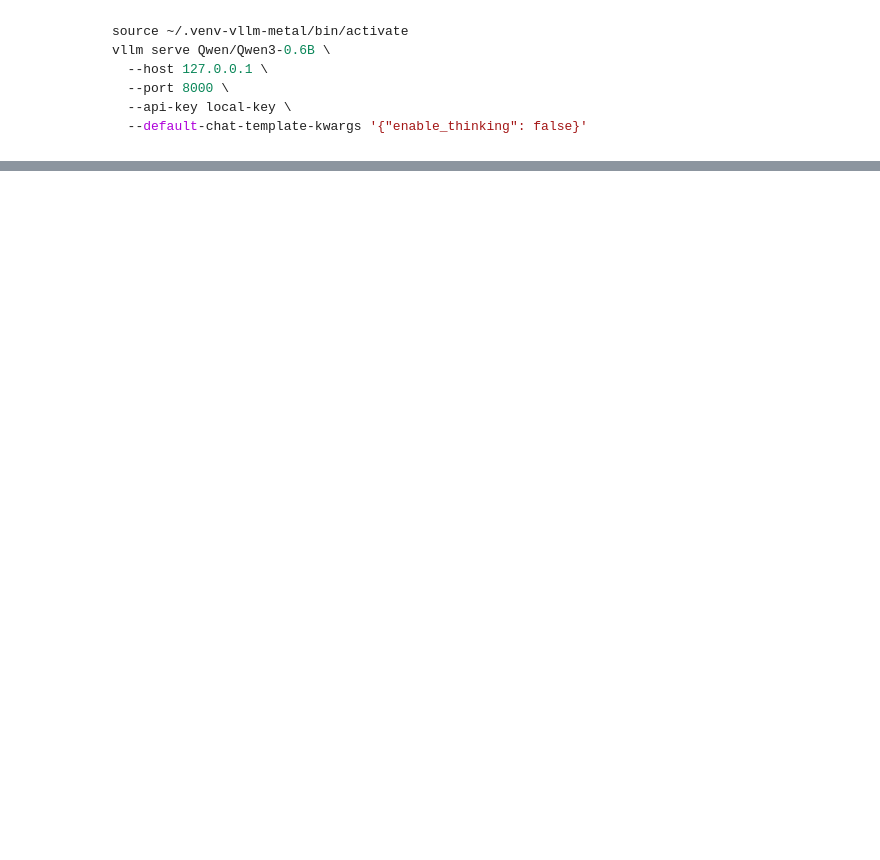
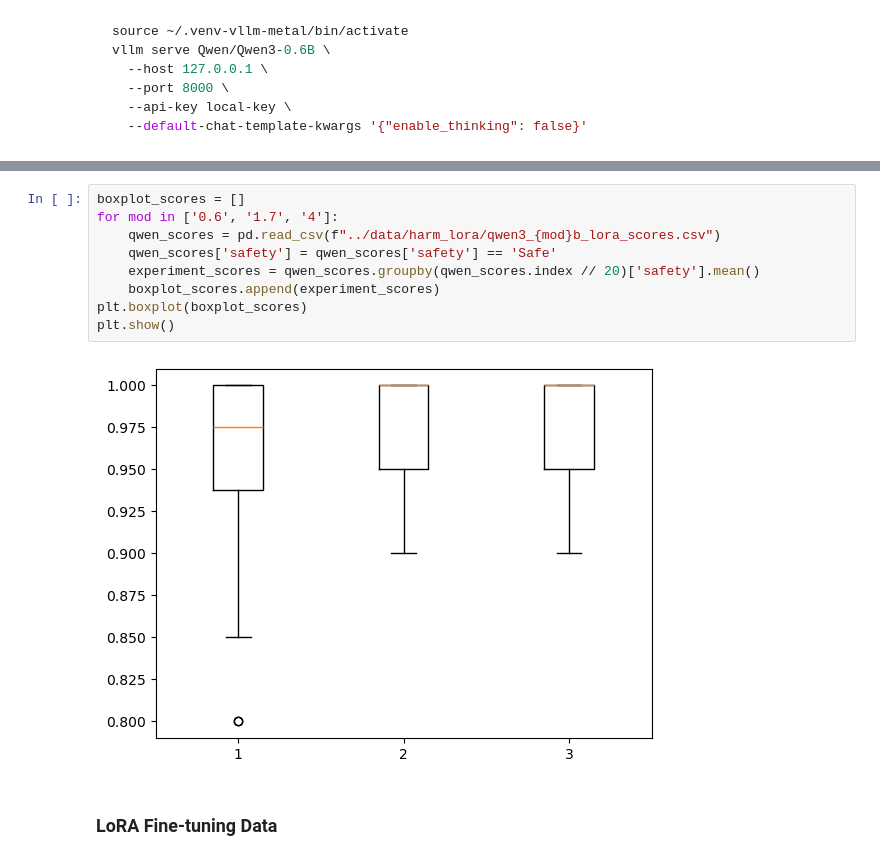
Before and after one commit to pgundral/pvz, a Jupyter notebook: src/pipeline.ipynb, the cells around one changed output, grey strips where cells are left out. Saved outputs shown, nothing was run; the diff lists cells and outputs as text; blank space fills up the shorter version.

```diff
--- a/src/pipeline.ipynb
+++ b/src/pipeline.ipynb
@@ -234,0 +685,13 @@ pprint(dict(scored_df[scored_df['harm_score_value'] == False].iloc[5,]))
+# %%
+boxplot_scores = []
+for mod in ['0.6', '1.7', '4']:
+    qwen_scores = pd.read_csv(f"../data/harm_lora/qwen3_{mod}b_lora_scores.csv")
+    qwen_scores['safety'] = qwen_scores['safety'] == 'Safe'
+    experiment_scores = qwen_scores.groupby(qwen_scores.index // 20)['safety'].mean()
+    boxplot_scores.append(experiment_scores)
+plt.boxplot(boxplot_scores)
+plt.show()
+# %% [output]
+[figure, added]
+# %% [markdown]
+### LoRA Fine-tuning Data
```
Also changed, not shown: parts of 45 cells of this notebook, 12 other files.
